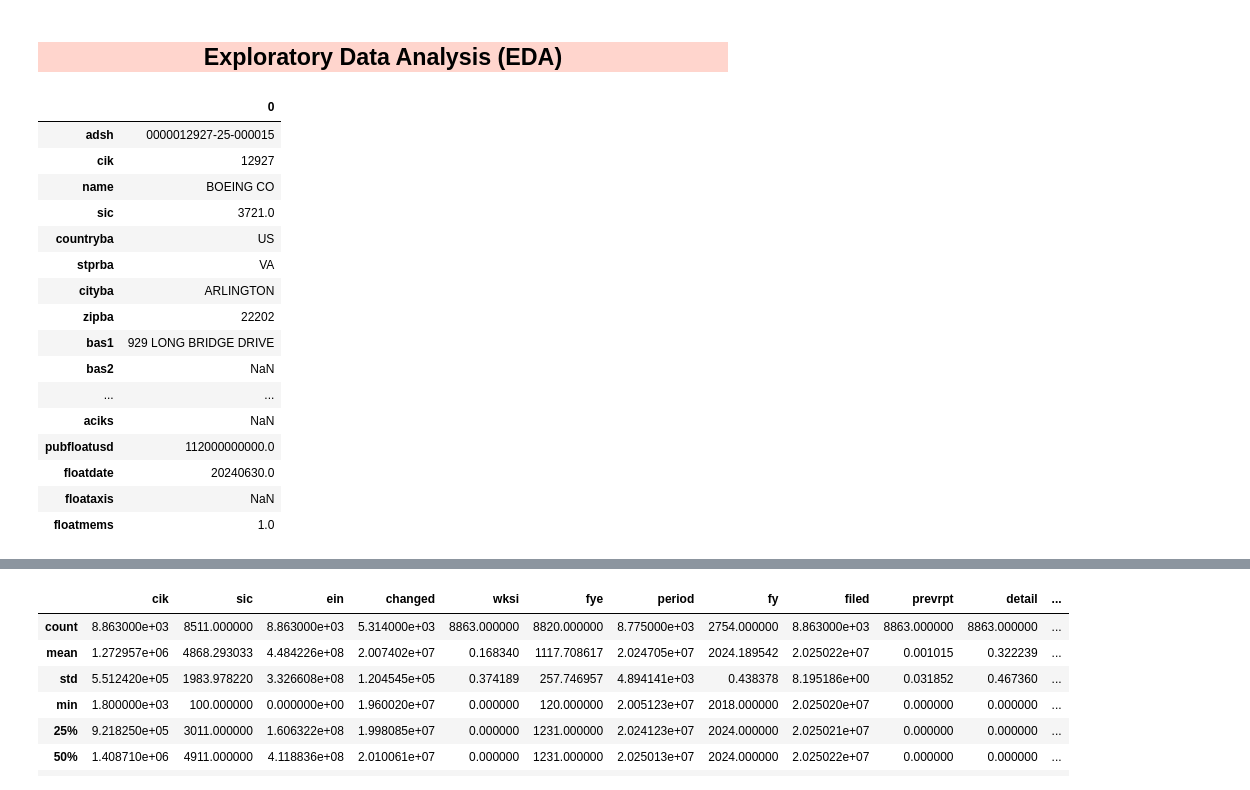
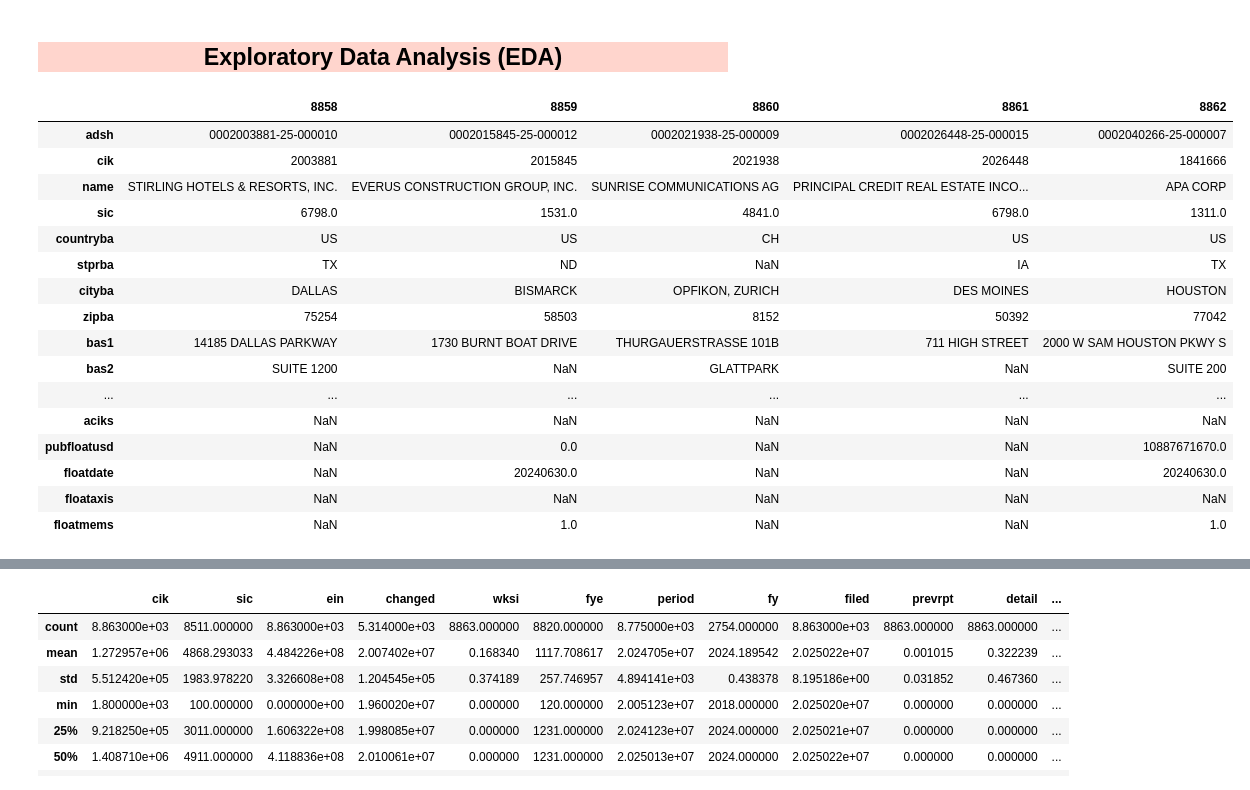
Before and after one commit to NataliaStekolnikova/credit-analysis-dashboard, a Jupyter notebook: notebooks/extracting-financial-10-k-reports-via-sec-edgar-db.ipynb, the cells around one changed output, grey strips where cells are left out. Cells and saved outputs as stored; diff of their text form; code cells hidden in the pictures.

```diff
--- a/notebooks/extracting-financial-10-k-reports-via-sec-edgar-db.ipynb
+++ b/notebooks/extracting-financial-10-k-reports-via-sec-edgar-db.ipynb
@@ -123,25 +123,25 @@ Files loaded successfully!
 # %% [markdown]
 <h2 style="background-color: #ffd5cd; text-align: center">Exploratory Data Analysis (EDA)</h2>
 # %%
-sub.head(1).transpose()
+sub.tail(5).transpose()
 # %% [output]
-|  | 0 |
-| adsh | 0000012927-25-000015 |
-| cik | 12927 |
-| name | BOEING CO |
-| sic | 3721.0 |
-| countryba | US |
-| stprba | VA |
-| cityba | ARLINGTON |
-| zipba | 22202 |
-| bas1 | 929 LONG BRIDGE DRIVE |
-| bas2 | NaN |
-| ... | ... |
-| aciks | NaN |
-| pubfloatusd | 112000000000.0 |
-| floatdate | 20240630.0 |
-| floataxis | NaN |
-| floatmems | 1.0 |
+|  | 8858 | 8859 | 8860 | 8861 | 8862 |
+| adsh | 0002003881-25-000010 | 0002015845-25-000012 | 0002021938-25-000009 | 0002026448-25-000015 | 0002040266-25-000007 |
+| cik | 2003881 | 2015845 | 2021938 | 2026448 | 1841666 |
+| name | STIRLING HOTELS & RESORTS, INC. | EVERUS CONSTRUCTION GROUP, INC. | SUNRISE COMMUNICATIONS AG | PRINCIPAL CREDIT REAL ESTATE INCO... | APA CORP |
+| sic | 6798.0 | 1531.0 | 4841.0 | 6798.0 | 1311.0 |
+| countryba | US | US | CH | US | US |
+| stprba | TX | ND | NaN | IA | TX |
+| cityba | DALLAS | BISMARCK | OPFIKON, ZURICH | DES MOINES | HOUSTON |
+| zipba | 75254 | 58503 | 8152 | 50392 | 77042 |
+| bas1 | 14185 DALLAS PARKWAY | 1730 BURNT BOAT DRIVE | THURGAUERSTRASSE 101B | 711 HIGH STREET | 2000 W SAM HOUSTON PKWY S |
+| bas2 | SUITE 1200 | NaN | GLATTPARK | NaN | SUITE 200 |
+| ... | ... | ... | ... | ... | ... |
+| aciks | NaN | NaN | NaN | NaN | NaN |
+| pubfloatusd | NaN | 0.0 | NaN | NaN | 10887671670.0 |
+| floatdate | NaN | 20240630.0 | NaN | NaN | 20240630.0 |
+| floataxis | NaN | NaN | NaN | NaN | NaN |
+| floatmems | NaN | 1.0 | NaN | NaN | 1.0 |
 # %%
 sub.info()
 # %% [output]
```
Also changed, not shown: parts of 21 cells of this notebook, 2 other files.
